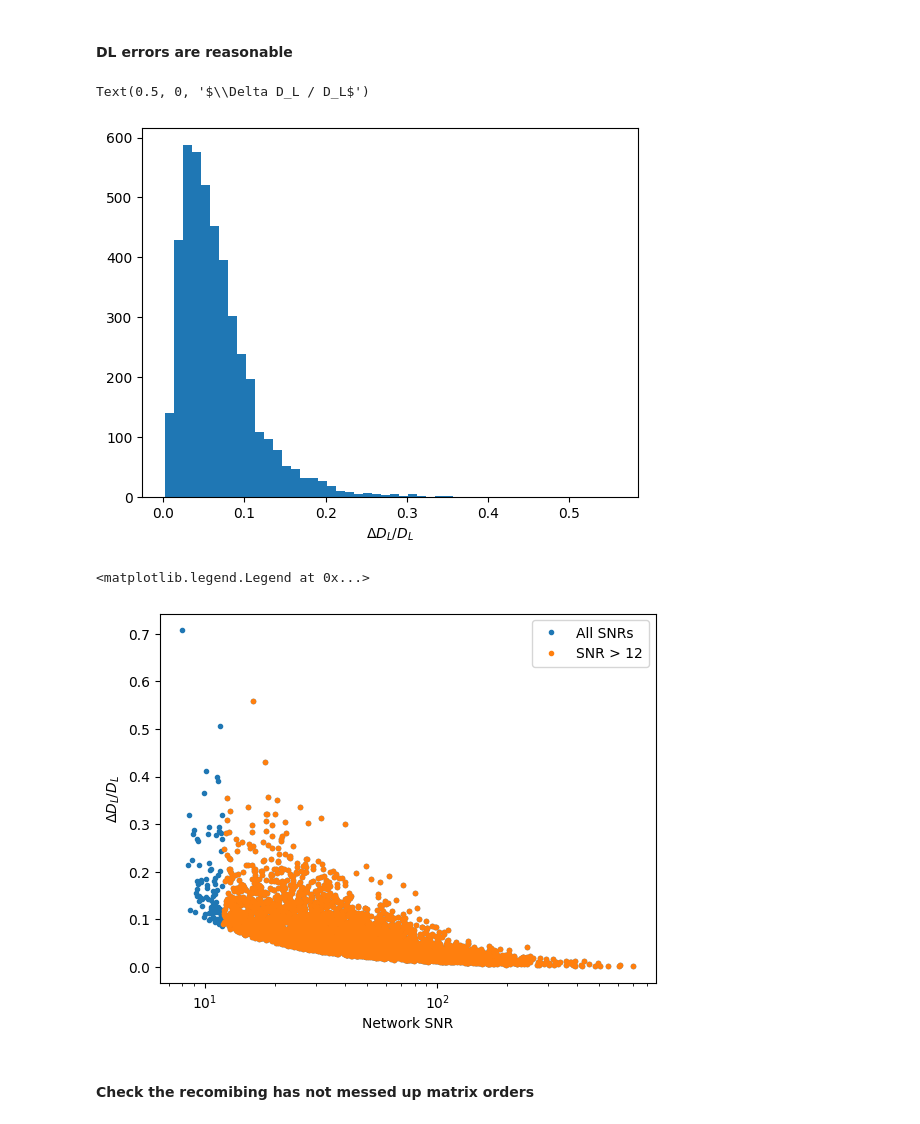
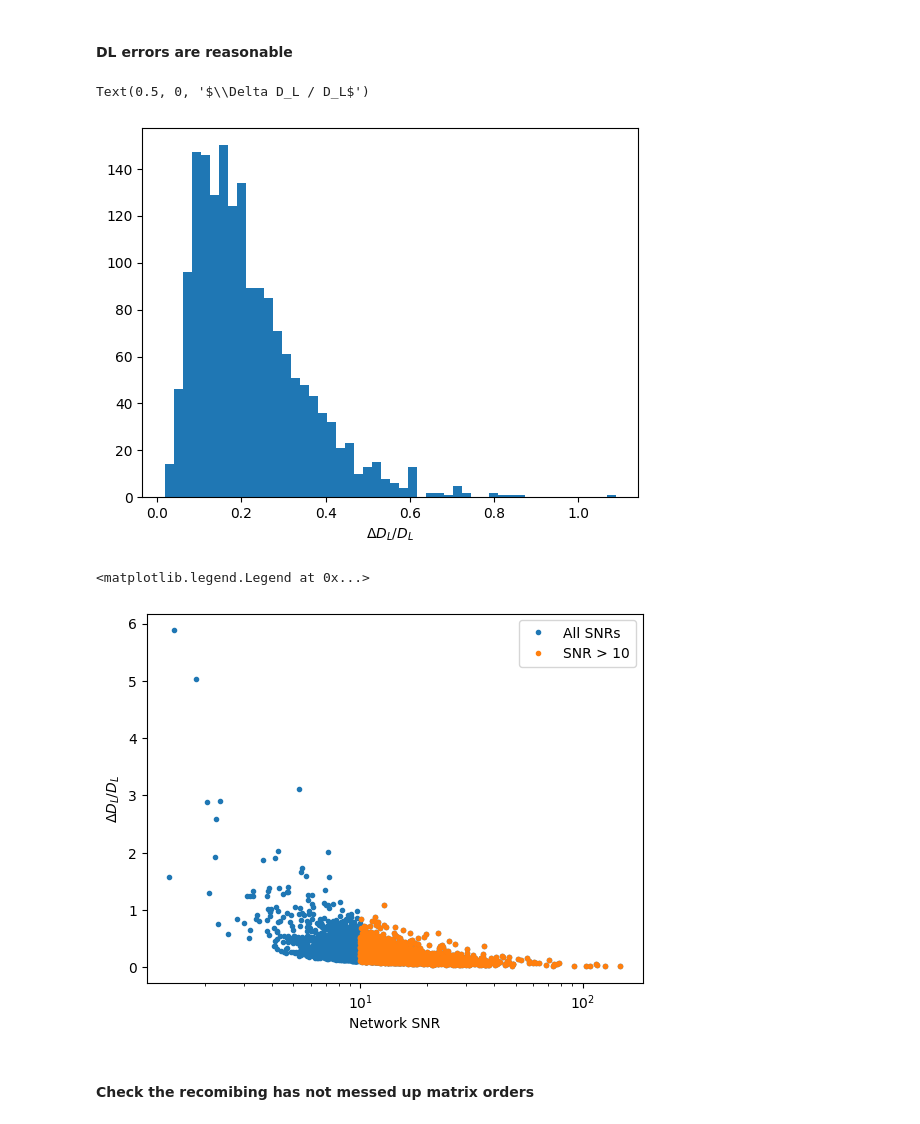
Before and after one commit to divyajyoti09/next_gen_detect, a Jupyter notebook: A-sharp_z_peak_mapping/create_posteriors_from_gwfish_repeat_fm.ipynb, the cells around one changed output. Saved outputs shown, nothing was run; the diff lists cells and outputs as text; code cells hidden in the pictures.

```diff
--- a/A-sharp_z_peak_mapping/create_posteriors_from_gwfish_repeat_fm.ipynb
+++ b/A-sharp_z_peak_mapping/create_posteriors_from_gwfish_repeat_fm.ipynb
@@ -26,14 +26,10 @@ os.environ["MKL_NUM_THREADS"] = "1"
 # %% [markdown]
 ## Load FM errors and covariance matrices
 # %%
-#base_dir = '/home/divyajyoti/ACADEMIC/Projects/Cardiff_University/Next_gen_detectability/A-sharp-study/'
-base_dir = '/home/divyajyoti.nln/Cardiff_University/Next_gen_detectability/A-sharp-study/'
-file_str = 'CE4020ET123_CoBA10_2_PLP_z_MD_zmax_10_lmrd_22_no_spins_4499_events_pop_from_XPHM_det10_opt_netw2'
-#file_str = 'LHI_Asharp_2_PLP_z_MD_zmax_10_lmrd_22_no_spins_5996_events_pop_from_XPHM_det10_opt_netw'
-fm_err_file = os.path.join(base_dir, 'GWFish_analysis', 'BBH', 'Errors',
+base_dir = '/home/divyajyoti.nln/Post-O5-study/data/population_analysis'
+file_str = 'LHV_ASharp_2_PLP_z_MD_zmax_10_lmrd_19_no_spins_2899_events_pop_from_XPHM_det8_opt_netw'
+fm_err_file = os.path.join(base_dir, 'GWFish_analysis', 'Errors',
                            f'{file_str}.h5')
-#fm_err_file = os.path.join(base_dir, 'GWBench_analysis', 'BBH',
-#                           'LHI_Asharp_1_PLP_z_MD_zmax_6_lmrd_22_no_spins_all_events_365_days_pop_from_XPHM.h5')
 # %%
 with h5py.File(fm_err_file, 'r') as f:
     print(f['all_inj_params_original'].keys())
@@ -578,13 +579,13 @@ for key, val in fm_results_combined.items():
 # %%
-snr_above_12_mask = final_fm_results['fm2_netw_snrs'] >= 12
-fm_results_above_12 = {}
+snr_above_10_mask = final_fm_results['fm2_netw_snrs'] >= 10
+fm_results_above_10 = {}
 for key in final_fm_results.keys():
     if isinstance(final_fm_results[key], list):
-        fm_results_above_12[key] = final_fm_results[key]
+        fm_results_above_10[key] = final_fm_results[key]
     elif isinstance(final_fm_results[key], pd.DataFrame):
-        fm_results_above_12[key] = final_fm_results[key].loc[snr_above_12_mask].reset_index(drop=True)
+        fm_results_above_10[key] = final_fm_results[key].loc[snr_above_10_mask].reset_index(drop=True)
     else:
-        fm_results_above_12[key] = final_fm_results[key][snr_above_12_mask]
+        fm_results_above_10[key] = final_fm_results[key][snr_above_10_mask]
 # %%
 [(key, type(val), len(val)) for key, val in fm_results_above_12.items()]
 # %% [output]
@@ -611,21 +612,21 @@ plt.hist(fm_results_above_12['fm2_errors']['luminosity_distance']/fm_results_abo
 plt.xlabel('$\Delta D_L / D_L$')
 # %% [output]
 Text(0.5, 0, '$\\Delta D_L / D_L$')
-[figure, old version]
+[figure, new version]
 # %%
 plt.plot(final_fm_results['fm2_netw_snrs'],
          final_fm_results['fm2_errors']['luminosity_distance']/final_fm_results['fm2_all_inj_params']['luminosity_distance'], '.',
          label='All SNRs')
-plt.plot(fm_results_above_12['fm2_netw_snrs'],
-         fm_results_above_12['fm2_errors']['luminosity_distance']/fm_results_above_12['fm2_all_inj_params']['luminosity_distance'],
-         '.', label='SNR > 12')
+plt.plot(fm_results_above_10['fm2_netw_snrs'],
+         fm_results_above_10['fm2_errors']['luminosity_distance']/fm_results_above_10['fm2_all_inj_params']['luminosity_distance'],
+         '.', label='SNR > 10')
 plt.ylabel('$\Delta D_L / D_L$')
 plt.xlabel('Network SNR')
 plt.xscale('log')
 plt.legend()
 # %% [output]
 <matplotlib.legend.Legend at 0x...>
-[figure, old version]
+[figure, new version]
 # %% [markdown]
 #### Check the recomibing has not messed up matrix orders
 # %%
```
Also changed, not shown: parts of 53 cells of this notebook, 29 other files.
